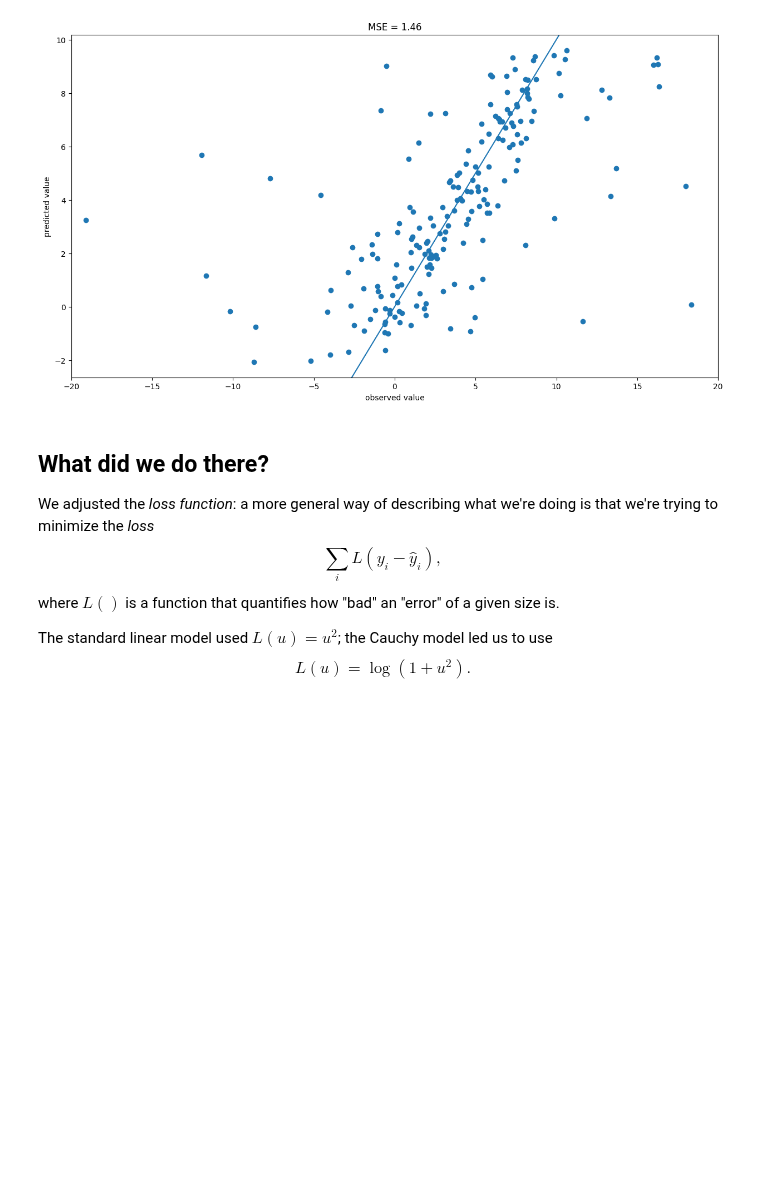
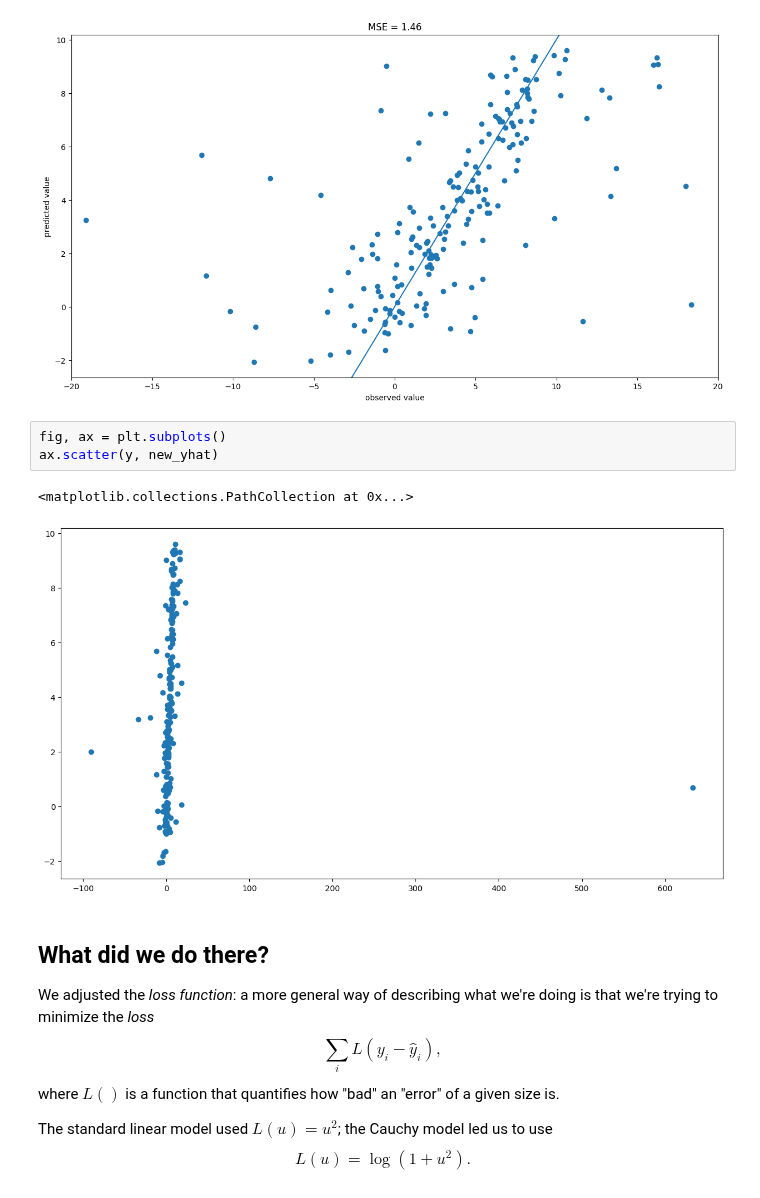
Before and after one commit to UOdsci/dsci345, a Jupyter notebook: class_material/slides/Week_07_Robust_models.ipynb, the cells around one changed output. Cells and saved outputs as stored; diff of their text form; blank space fills up the shorter version.

```diff
--- a/class_material/slides/Week_07_Robust_models.ipynb
+++ b/class_material/slides/Week_07_Robust_models.ipynb
@@ -108,6 +108,12 @@ ax.set_title(f"MSE = {np.median((y - new_yhat)**2):.2f}")
 ax.axline((0,0), slope=1);
 # %% [output]
 [figure]
+# %%
+fig, ax = plt.subplots()
+ax.scatter(y, new_yhat)
+# %% [output]
+<matplotlib.collections.PathCollection at 0x...>
+[figure, added]
 # %% [markdown]
 ## What did we do there?
 
```
Also changed, not shown: parts of 1 cell of this notebook, 3 other files.
